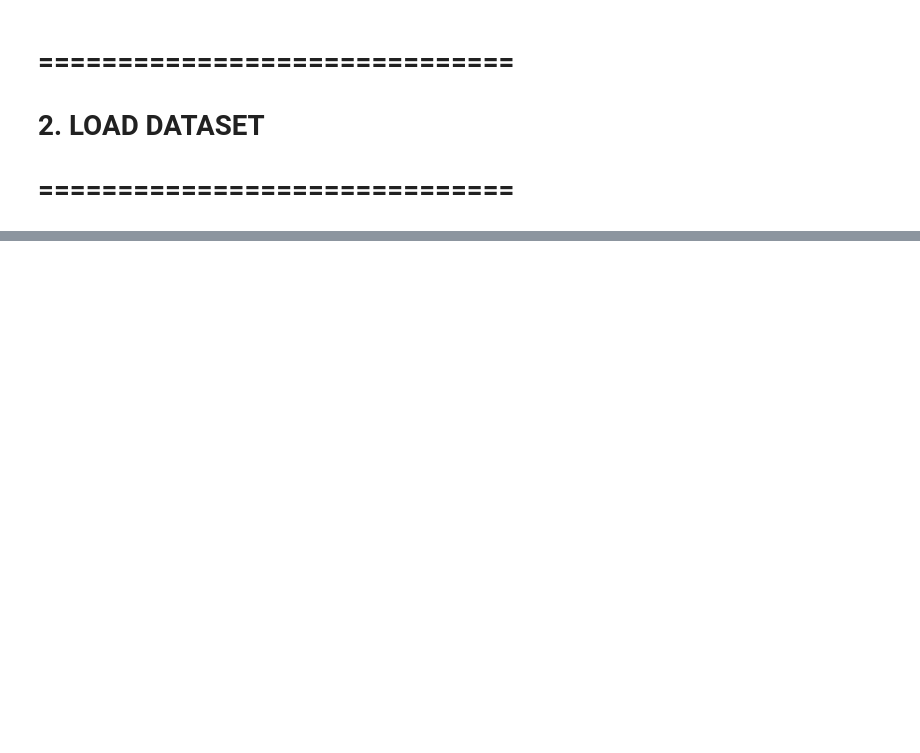
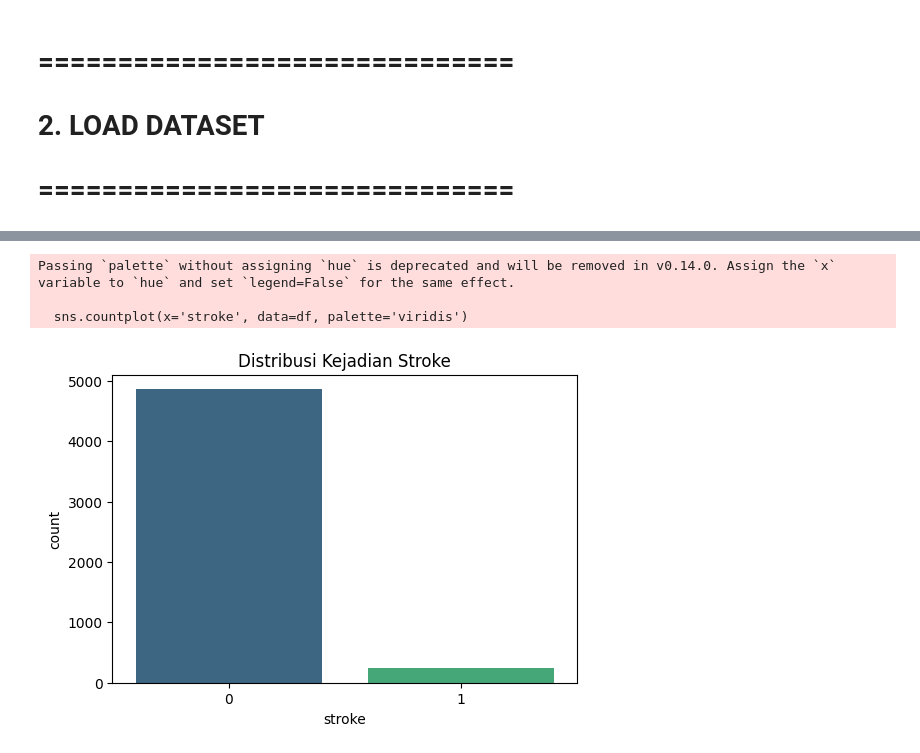
Before and after one commit to WahyuKhairi06/BigData_2311531009_Wahyu-Khairi, a Jupyter notebook: TB Praktikum/Tugas_Akhir_Praktikum.ipynb, the cells around one changed output, grey strips where cells are left out. Cells and saved outputs as stored; diff of their text form; code cells hidden in the pictures; blank space fills up the shorter version.

```diff
--- a/TB Praktikum/Tugas_Akhir_Praktikum.ipynb
+++ b/TB Praktikum/Tugas_Akhir_Praktikum.ipynb
@@ -183,0 +37,4 @@ Model terbaik berhasil disimpan sebagai stroke_model.joblib
+# %%
+url = "https://raw.githubusercontent.com/WahyuKhairi06/BigData_2311531009_Wahyu-Khairi/refs/heads/main/TB%20Praktikum/healthcare-dataset-stroke-data.csv"
+df = pd.read_csv(url)
+df
@@ -183,0 +99,11 @@ Model terbaik berhasil disimpan sebagai stroke_model.joblib
+# %%
+# Visualisasi 1: Distribusi Target (Stroke vs No Stroke)
+plt.figure(figsize=(6,4))
+sns.countplot(x='stroke', data=df, palette='viridis')
+plt.title('Distribusi Kejadian Stroke')
+plt.show()
+# %% [output]
+Passing `palette` without assigning `hue` is deprecated and will be removed in v0.14.0. Assign the `x` variable to `hue` and set `legend=False` for the same effect.
+
+  sns.countplot(x='stroke', data=df, palette='viridis')
+[figure, added]
```
Also changed, not shown: parts of 41 cells of this notebook.
